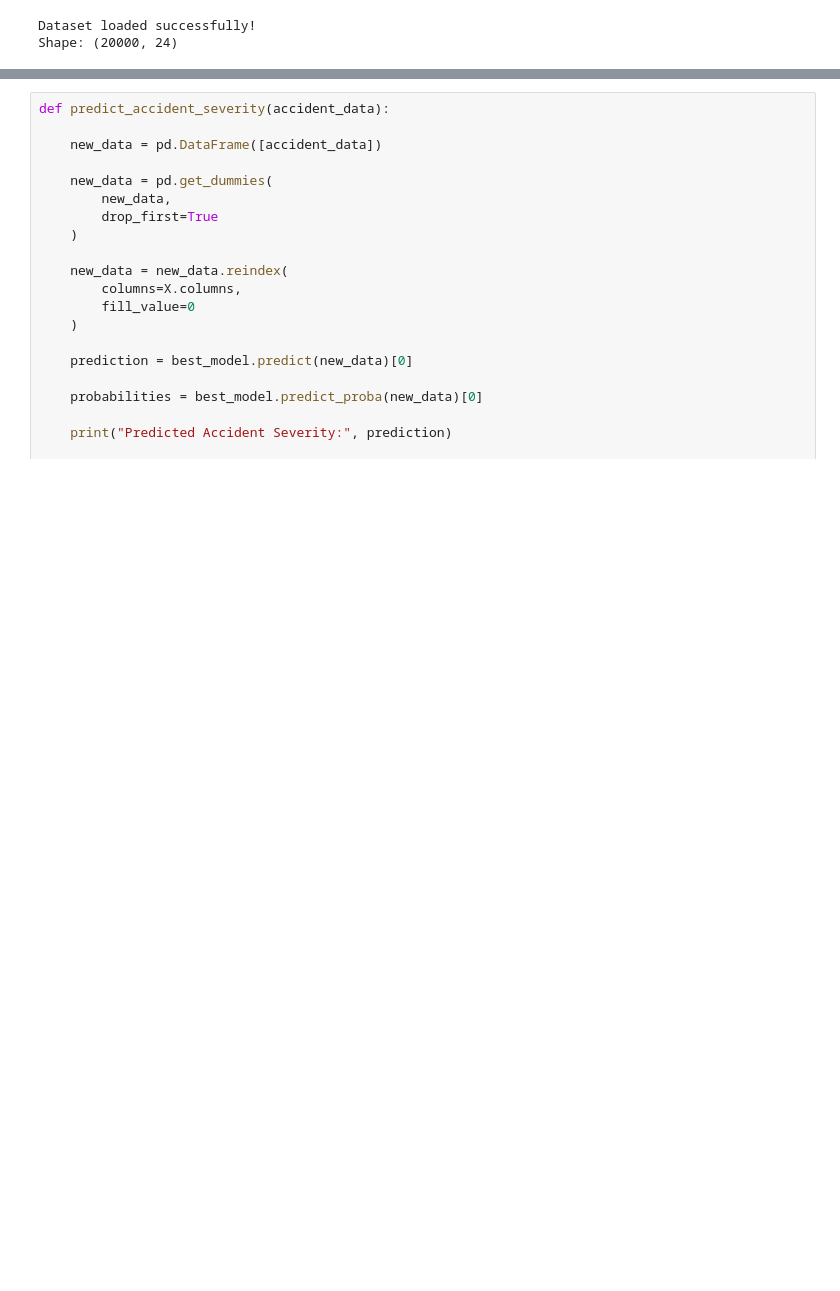
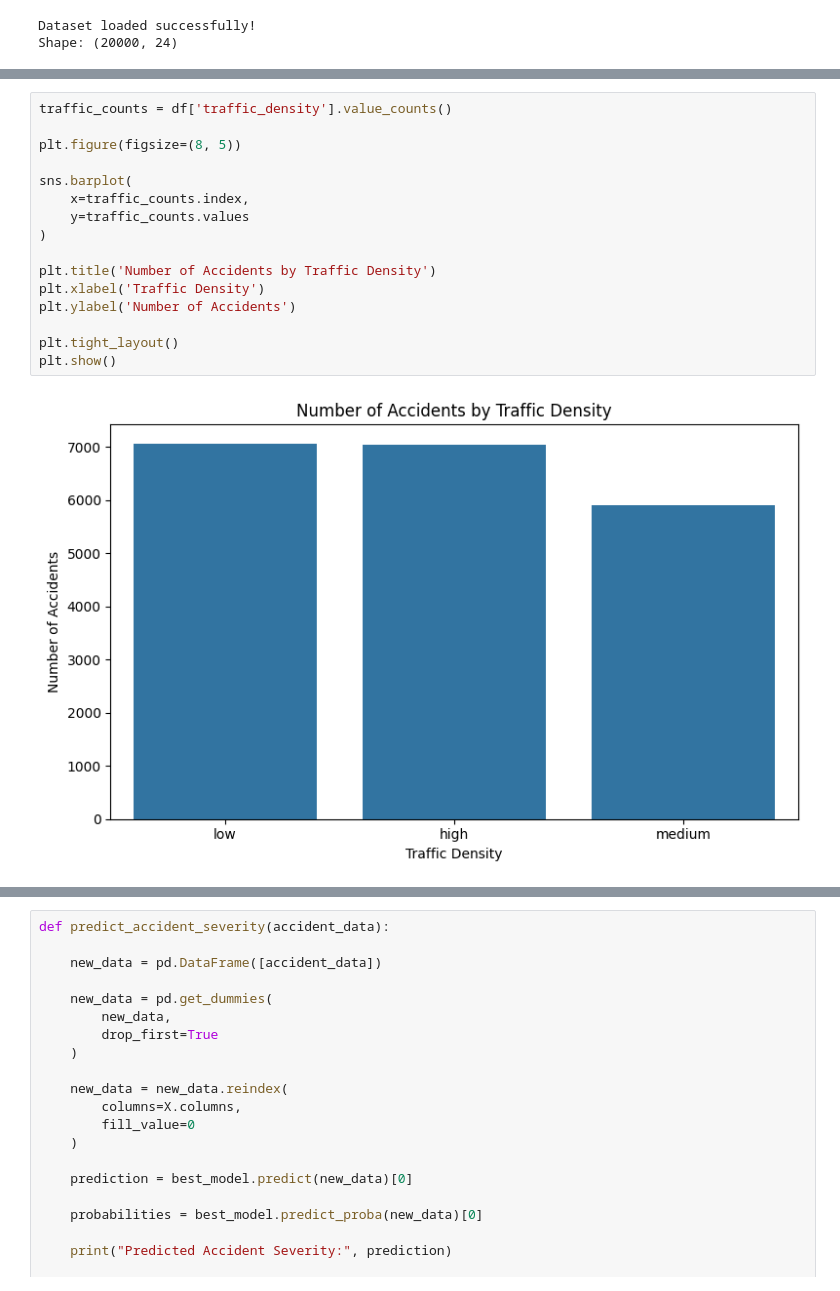
Before and after one commit to nehajacksonb24cs2143-ctrl/road-accident-severity-prediction, a Jupyter notebook: accident_analysis.ipynb, the cells around one changed output, grey strips where cells are left out. Cells and saved outputs as stored; diff of their text form; blank space fills up the shorter version.

```diff
--- a/accident_analysis.ipynb
+++ b/accident_analysis.ipynb
@@ -384,0 +291,18 @@ Shape after removing unnecessary columns: (20000, 19)
+# %%
+traffic_counts = df['traffic_density'].value_counts()
+
+plt.figure(figsize=(8, 5))
+
+sns.barplot(
+    x=traffic_counts.index,
+    y=traffic_counts.values
+)
+
+plt.title('Number of Accidents by Traffic Density')
+plt.xlabel('Traffic Density')
+plt.ylabel('Number of Accidents')
+
+plt.tight_layout()
+plt.show()
+# %% [output]
+[figure, added]
```
Also changed, not shown: parts of 102 cells of this notebook.
